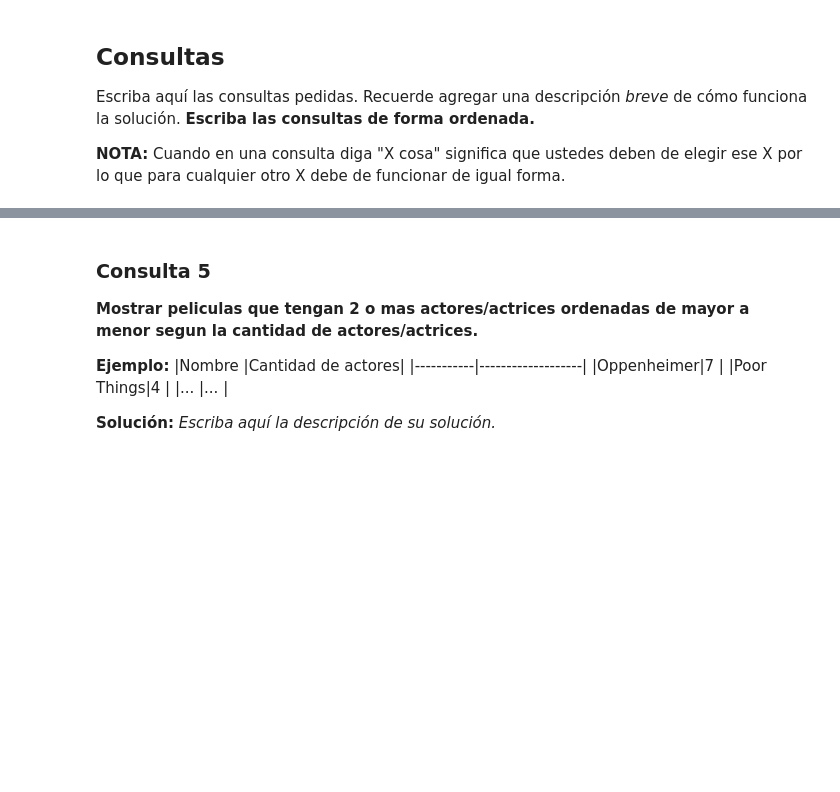
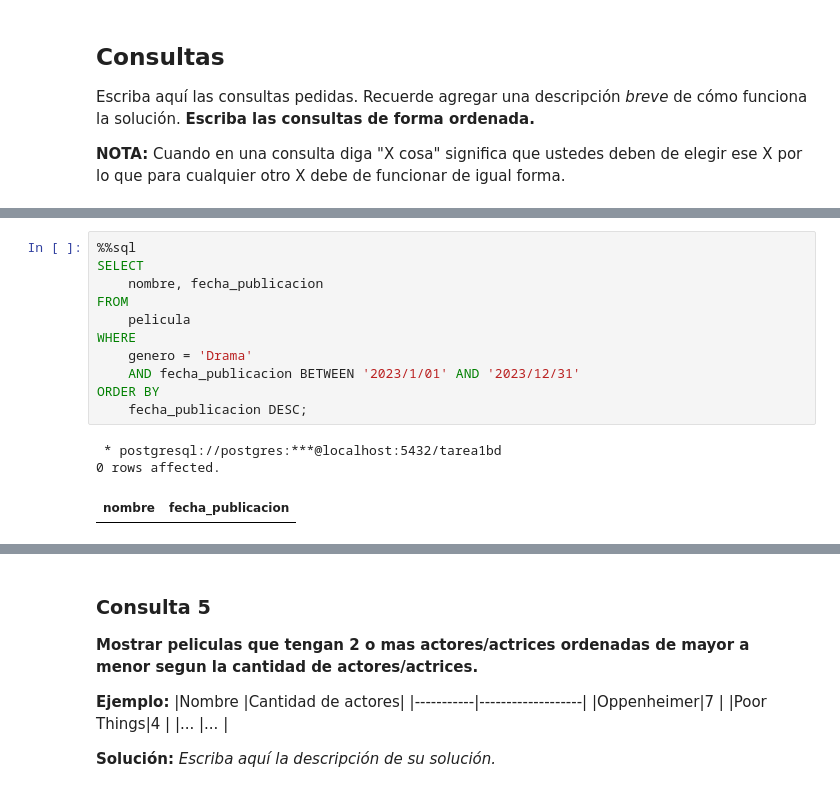
Before and after one commit to Flauvourr/Tarea-1-Bases-de-Datos, a Jupyter notebook: Tarea_1.ipynb, the cells around one changed output, grey strips where cells are left out. Drawn from its saved outputs; the diff is of its cells as text; blank space fills up the shorter version.

```diff
--- a/Tarea_1.ipynb
+++ b/Tarea_1.ipynb
@@ -364,0 +355,15 @@ UsageError: Cell magic `%%sql` not found.
+# %%
+%%sql
+SELECT
+    nombre, fecha_publicacion
+FROM
+    pelicula
+WHERE
+    genero = 'Drama'
+    AND fecha_publicacion BETWEEN '2023/1/01' AND '2023/12/31'
+ORDER BY
+    fecha_publicacion DESC;
+# %% [output]
+ * postgresql://postgres:***@localhost:5432/tarea1bd
+0 rows affected.
+| nombre | fecha_publicacion |
```
Also changed, not shown: parts of 18 cells of this notebook.
